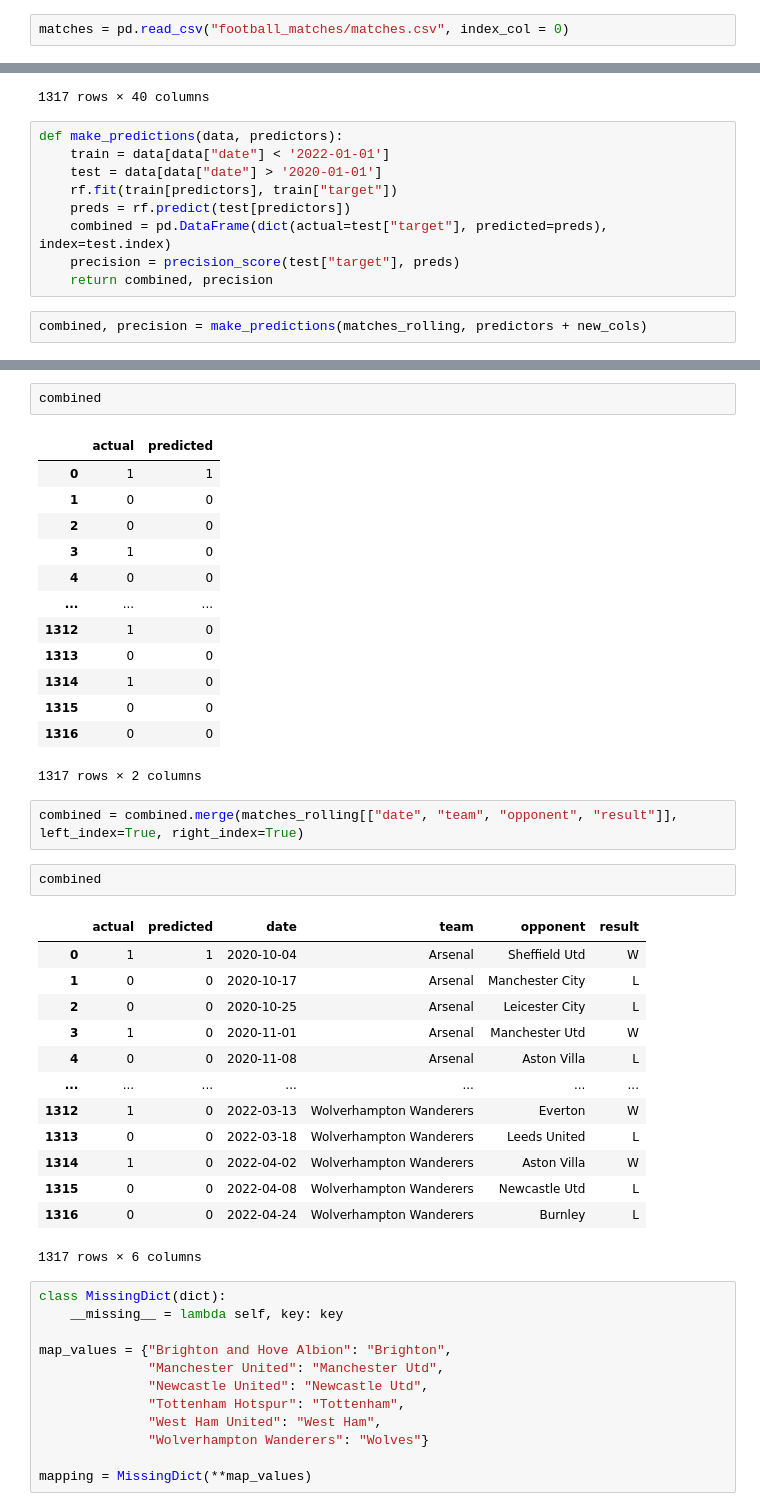
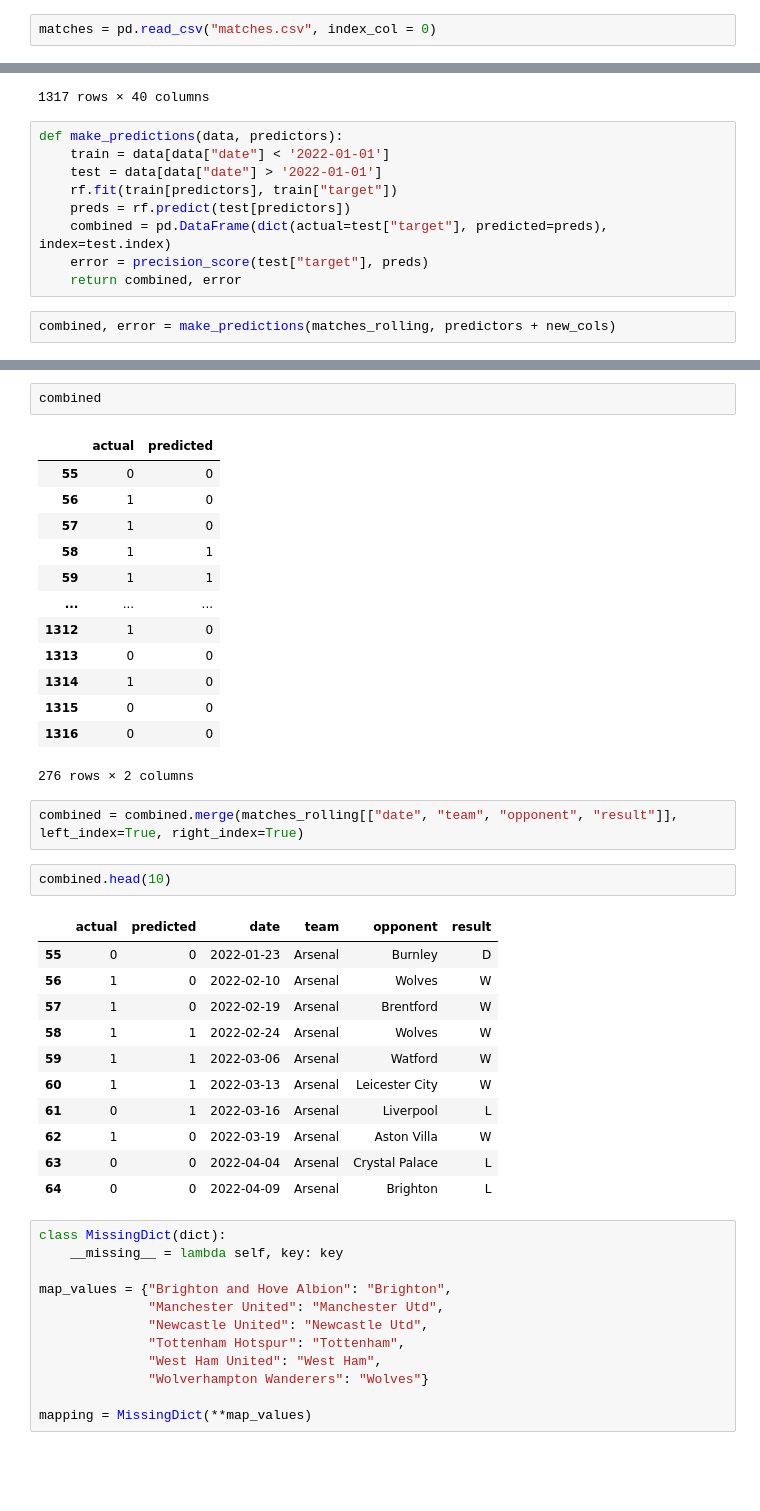
Before and after one commit to armanmoztar/football_predictions, a Jupyter notebook: predictions.ipynb, the cells around one changed output, grey strips where cells are left out. Drawn from its saved outputs; the diff is of its cells as text; blank space fills up the shorter version.

```diff
--- a/predictions.ipynb
+++ b/predictions.ipynb
@@ -1,7 +1,7 @@
 # %%
 import pandas as pd
 # %%
-matches = pd.read_csv("football_matches/matches.csv", index_col = 0)
+matches = pd.read_csv("matches.csv", index_col = 0)
 # %%
 matches.head()
 # %% [output]
@@ -349,12 +349,12 @@ matches_rolling
 # %%
 def make_predictions(data, predictors):
     train = data[data["date"] < '2022-01-01']
-    test = data[data["date"] > '2020-01-01']
+    test = data[data["date"] > '2022-01-01']
     rf.fit(train[predictors], train["target"])
     preds = rf.predict(test[predictors])
     combined = pd.DataFrame(dict(actual=test["target"], predicted=preds), index=test.index)
-    precision = precision_score(test["target"], preds)
-    return combined, precision
+    error = precision_score(test["target"], preds)
+    return combined, error
 # %%
-combined, precision = make_predictions(matches_rolling, predictors + new_cols)
+combined, error = make_predictions(matches_rolling, predictors + new_cols)
 # %%
@@ -365,36 +365,34 @@ precision
 combined
 # %% [output]
 |  | actual | predicted |
-| 0 | 1 | 1 |
-| 1 | 0 | 0 |
-| 2 | 0 | 0 |
-| 3 | 1 | 0 |
-| 4 | 0 | 0 |
+| 55 | 0 | 0 |
+| 56 | 1 | 0 |
+| 57 | 1 | 0 |
+| 58 | 1 | 1 |
+| 59 | 1 | 1 |
 | ... | ... | ... |
 | 1312 | 1 | 0 |
 | 1313 | 0 | 0 |
 | 1314 | 1 | 0 |
 | 1315 | 0 | 0 |
 | 1316 | 0 | 0 |
-1317 rows × 2 columns
+276 rows × 2 columns
 # %%
 combined = combined.merge(matches_rolling[["date", "team", "opponent", "result"]], left_index=True, right_index=True)
 # %%
-combined
+combined.head(10)
 # %% [output]
 |  | actual | predicted | date | team | opponent | result |
-| 0 | 1 | 1 | 2020-10-04 | Arsenal | Sheffield Utd | W |
-| 1 | 0 | 0 | 2020-10-17 | Arsenal | Manchester City | L |
-| 2 | 0 | 0 | 2020-10-25 | Arsenal | Leicester City | L |
-| 3 | 1 | 0 | 2020-11-01 | Arsenal | Manchester Utd | W |
-| 4 | 0 | 0 | 2020-11-08 | Arsenal | Aston Villa | L |
-| ... | ... | ... | ... | ... | ... | ... |
-| 1312 | 1 | 0 | 2022-03-13 | Wolverhampton Wanderers | Everton | W |
-| 1313 | 0 | 0 | 2022-03-18 | Wolverhampton Wanderers | Leeds United | L |
-| 1314 | 1 | 0 | 2022-04-02 | Wolverhampton Wanderers | Aston Villa | W |
-| 1315 | 0 | 0 | 2022-04-08 | Wolverhampton Wanderers | Newcastle Utd | L |
-| 1316 | 0 | 0 | 2022-04-24 | Wolverhampton Wanderers | Burnley | L |
+| 55 | 0 | 0 | 2022-01-23 | Arsenal | Burnley | D |
+| 56 | 1 | 0 | 2022-02-10 | Arsenal | Wolves | W |
+| 57 | 1 | 0 | 2022-02-19 | Arsenal | Brentford | W |
+| 58 | 1 | 1 | 2022-02-24 | Arsenal | Wolves | W |
+| 59 | 1 | 1 | 2022-03-06 | Arsenal | Watford | W |
+| 60 | 1 | 1 | 2022-03-13 | Arsenal | Leicester City | W |
+| 61 | 0 | 1 | 2022-03-16 | Arsenal | Liverpool | L |
+| 62 | 1 | 0 | 2022-03-19 | Arsenal | Aston Villa | W |
+| 63 | 0 | 0 | 2022-04-04 | Arsenal | Crystal Palace | L |
+| 64 | 0 | 0 | 2022-04-09 | Arsenal | Brighton | L |
-1317 rows × 6 columns
 # %%
 class MissingDict(dict):
     __missing__ = lambda self, key: key
```
Also changed, not shown: parts of 3 cells of this notebook.
